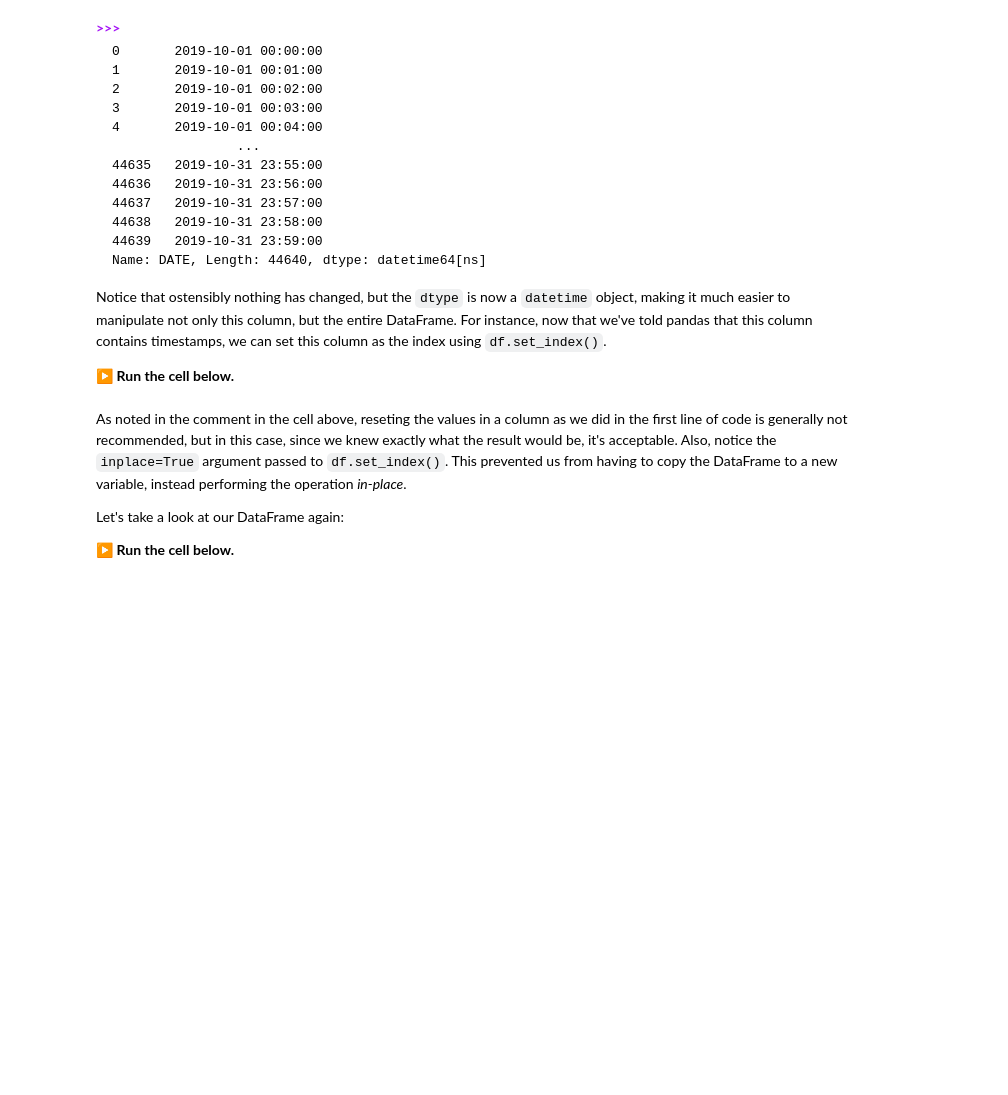
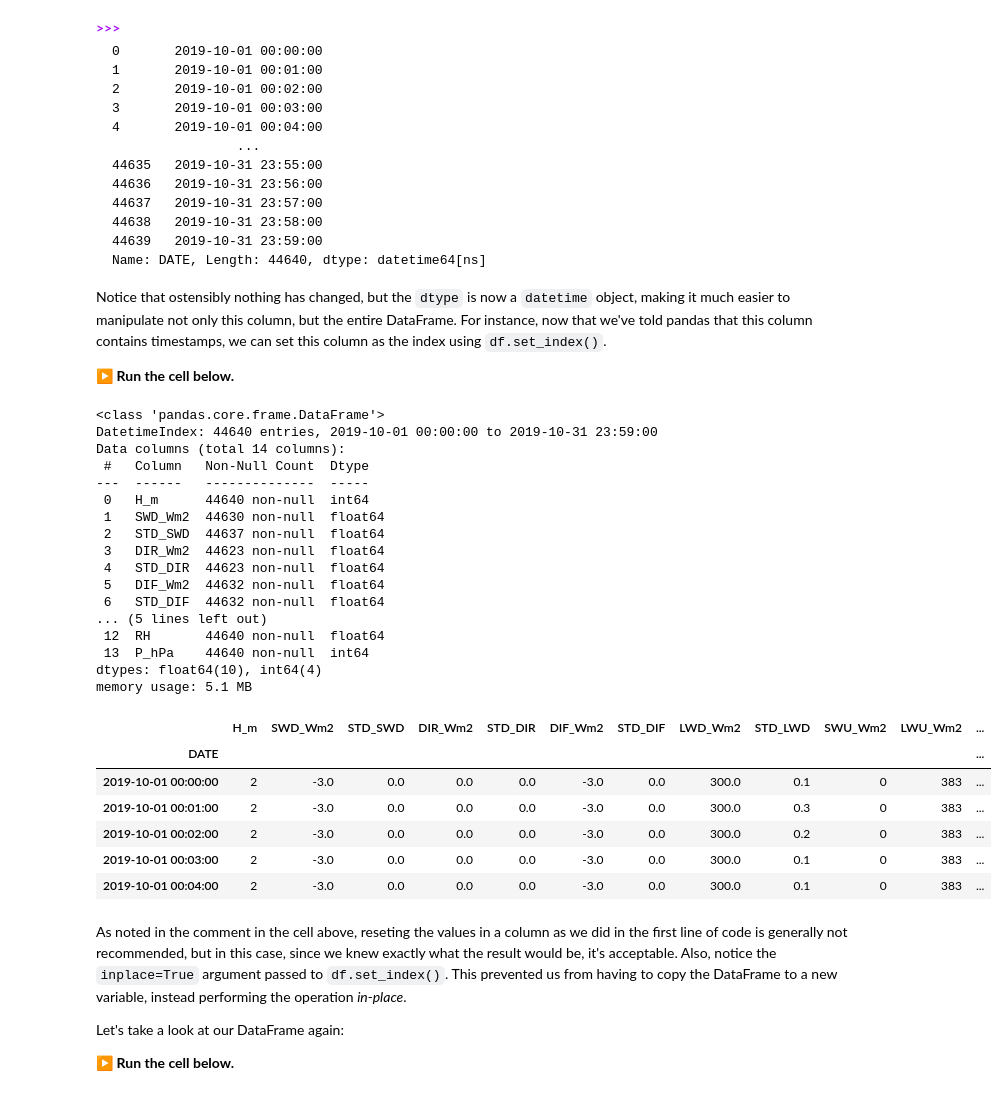
Before and after one commit to victoriacutler/eds-217, a Jupyter notebook: exercises/Exercise2-2_Pandas.ipynb, the cells around one changed output. Cells and saved outputs as stored; diff of their text form; code cells hidden in the pictures; blank space fills up the shorter version.

```diff
--- a/exercises/Exercise2-2_Pandas.ipynb
+++ b/exercises/Exercise2-2_Pandas.ipynb
@@ -676,10 +862,37 @@ Notice that ostensibly nothing has changed, but the `dtype` is now a `datetime`
 </div>
 # %%
 # Convert bsrn.DATE column to datetime objects
-bsrn['DATE'] = pd.to_datetime(bsrn.DATE)  # Note: overwriting a column like this is NOT recommended.
+#bsrn['DATE'] = pd.to_datetime(bsrn.DATE)  # Note: overwriting a column like this is NOT recommended.
+bsrn.info()
 
 # Set bsrn.DATE as the DataFrame index
 bsrn.set_index('DATE',inplace=True)
+bsrn.head()
+# %% [output]
+<class 'pandas.core.frame.DataFrame'>
+DatetimeIndex: 44640 entries, 2019-10-01 00:00:00 to 2019-10-31 23:59:00
+Data columns (total 14 columns):
+ #   Column   Non-Null Count  Dtype
+---  ------   --------------  -----
+ 0   H_m      44640 non-null  int64
+ 1   SWD_Wm2  44630 non-null  float64
+ 2   STD_SWD  44637 non-null  float64
+ 3   DIR_Wm2  44623 non-null  float64
+ 4   STD_DIR  44623 non-null  float64
+ 5   DIF_Wm2  44632 non-null  float64
+ 6   STD_DIF  44632 non-null  float64
+... (5 lines left out)
+ 12  RH       44640 non-null  float64
+ 13  P_hPa    44640 non-null  int64
+dtypes: float64(10), int64(4)
+memory usage: 5.1 MB
+|  | H_m | SWD_Wm2 | STD_SWD | DIR_Wm2 | STD_DIR | DIF_Wm2 | STD_DIF | LWD_Wm2 | STD_LWD | SWU_Wm2 | LWU_Wm2 | ... |
+| DATE |  |  |  |  |  |  |  |  |  |  |  | ... |
+| 2019-10-01 00:00:00 | 2 | -3.0 | 0.0 | 0.0 | 0.0 | -3.0 | 0.0 | 300.0 | 0.1 | 0 | 383 | ... |
+| 2019-10-01 00:01:00 | 2 | -3.0 | 0.0 | 0.0 | 0.0 | -3.0 | 0.0 | 300.0 | 0.3 | 0 | 383 | ... |
+| 2019-10-01 00:02:00 | 2 | -3.0 | 0.0 | 0.0 | 0.0 | -3.0 | 0.0 | 300.0 | 0.2 | 0 | 383 | ... |
+| 2019-10-01 00:03:00 | 2 | -3.0 | 0.0 | 0.0 | 0.0 | -3.0 | 0.0 | 300.0 | 0.1 | 0 | 383 | ... |
+| 2019-10-01 00:04:00 | 2 | -3.0 | 0.0 | 0.0 | 0.0 | -3.0 | 0.0 | 300.0 | 0.1 | 0 | 383 | ... |
 # %% [markdown]
 As noted in the comment in the cell above, reseting the values in a column as we did in the first line of code is generally not recommended, but in this case, since we knew exactly what the result would be, it's acceptable. Also, notice the `inplace=True` argument passed to `df.set_index()`. This prevented us from having to copy the DataFrame to a new variable, instead performing the operation *in-place*.
 
```
Also changed, not shown: parts of 17 cells of this notebook.
